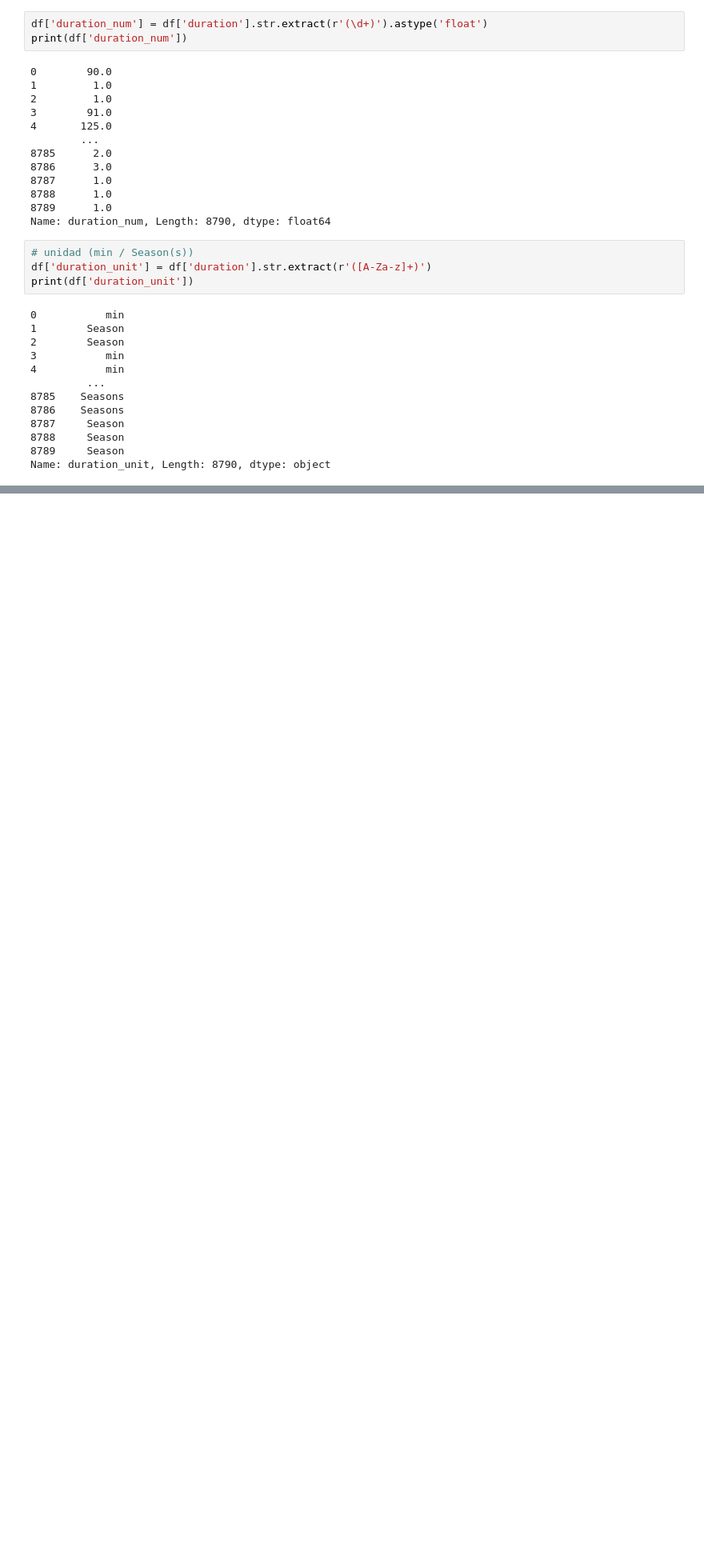
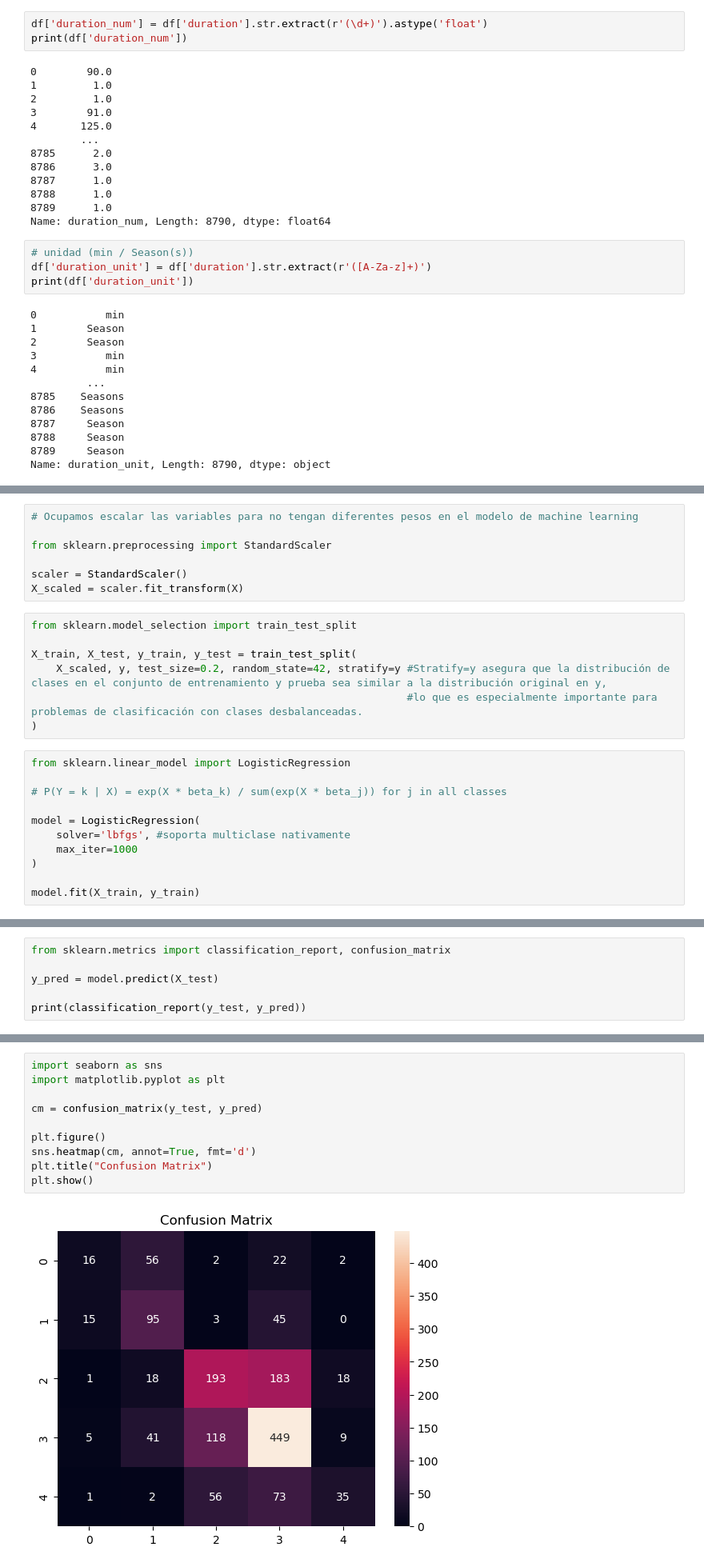
Before and after one commit to Fernando-Alvarado/AWS_2026-2, a Jupyter notebook: Limpieza/main.ipynb, the cells around one changed output, grey strips where cells are left out. Shown at 80% size. Cells and saved outputs as stored; diff of their text form; blank space fills up the shorter version.

Commit message:
subiendo clase ma;ana

```diff
--- a/Limpieza/main.ipynb
+++ b/Limpieza/main.ipynb
@@ -211,0 +414,25 @@ Box(children=(HTML(value='\n<div id="ifr-pyg-00064b8aabaef354uD8mzRPEpt4xoZhO" s
+# %%
+# Ocupamos escalar las variables para no tengan diferentes pesos en el modelo de machine learning
+
+from sklearn.preprocessing import StandardScaler
+
+scaler = StandardScaler()
+X_scaled = scaler.fit_transform(X)
+# %%
+from sklearn.model_selection import train_test_split
+
+X_train, X_test, y_train, y_test = train_test_split(
+    X_scaled, y, test_size=0.2, random_state=42, stratify=y #Stratify=y asegura que la distribución de clases en el conjunto de entrenamiento y prueba sea similar a la distribución original en y,
+                                                            #lo que es especialmente importante para problemas de clasificación con clases desbalanceadas.
+)
+# %%
+from sklearn.linear_model import LogisticRegression
+
+# P(Y = k | X) = exp(X * beta_k) / sum(exp(X * beta_j)) for j in all classes
+
+model = LogisticRegression(
+    solver='lbfgs', #soporta multiclase nativamente
+    max_iter=1000
+)
+
+model.fit(X_train, y_train)
@@ -211,0 +441,6 @@ Box(children=(HTML(value='\n<div id="ifr-pyg-00064b8aabaef354uD8mzRPEpt4xoZhO" s
+# %%
+from sklearn.metrics import classification_report, confusion_matrix
+
+y_pred = model.predict(X_test)
+
+print(classification_report(y_test, y_pred))
@@ -211,0 +459,12 @@ Box(children=(HTML(value='\n<div id="ifr-pyg-00064b8aabaef354uD8mzRPEpt4xoZhO" s
+# %%
+import seaborn as sns
+import matplotlib.pyplot as plt
+
+cm = confusion_matrix(y_test, y_pred)
+
+plt.figure()
+sns.heatmap(cm, annot=True, fmt='d')
+plt.title("Confusion Matrix")
+plt.show()
+# %% [output]
+[figure, added]
```
Also changed, not shown: parts of 23 cells of this notebook, 4 other files.
